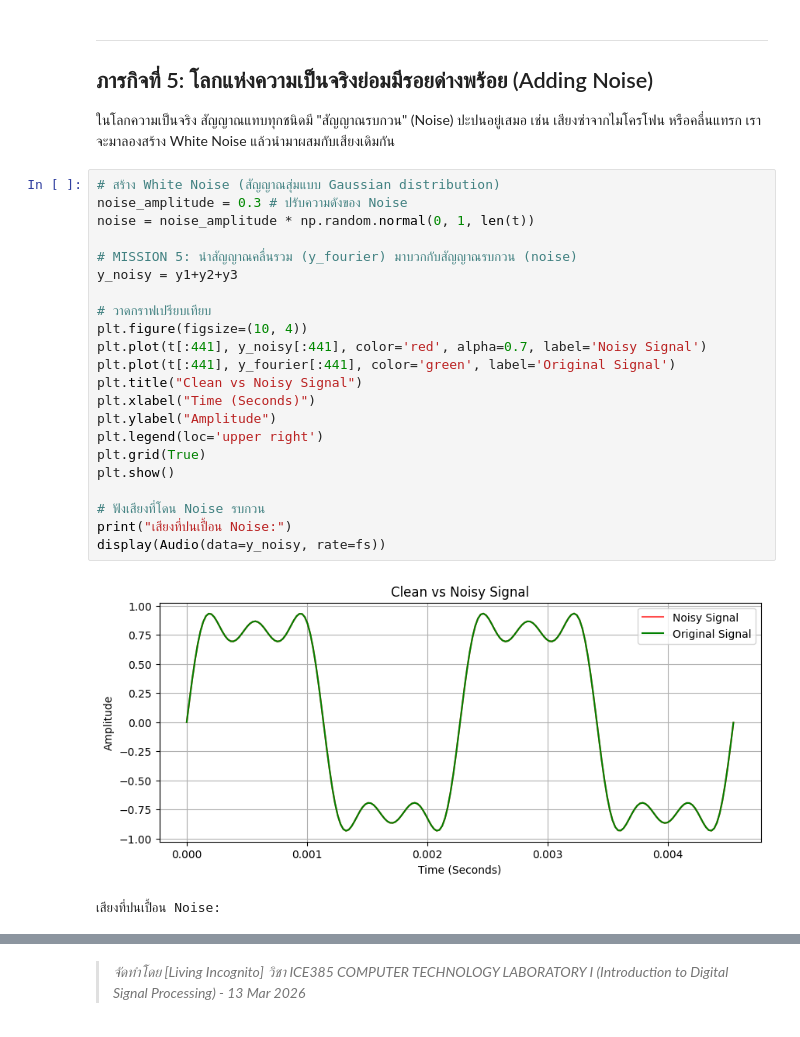
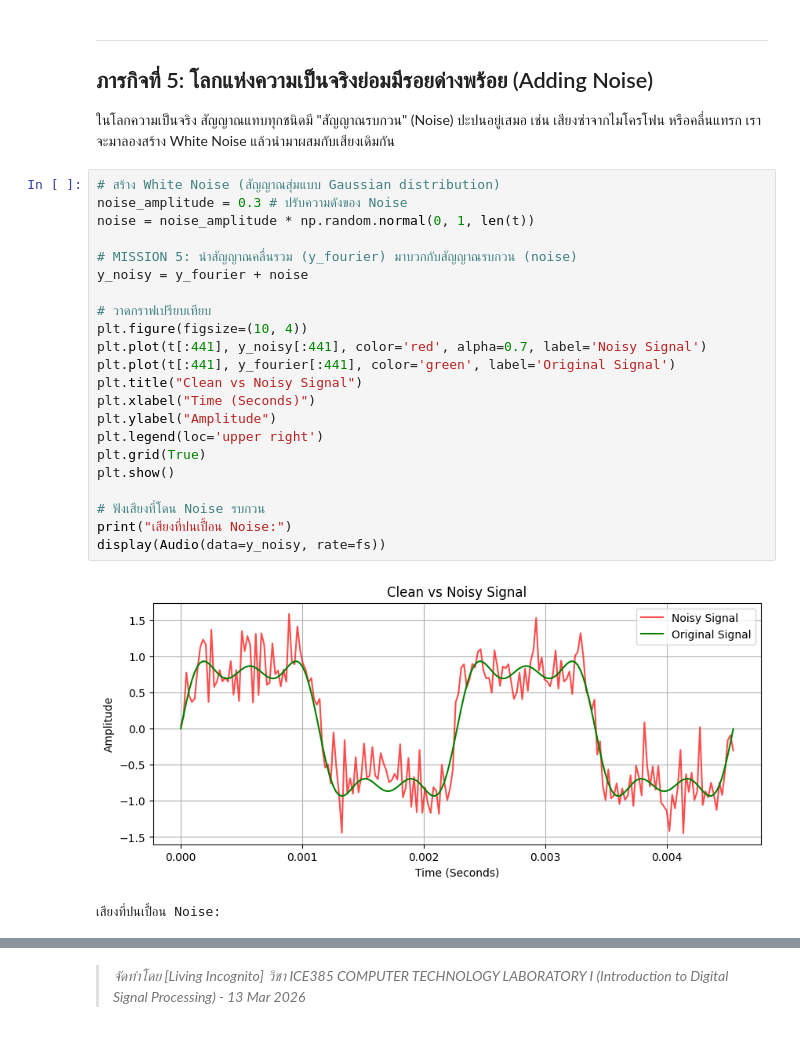
Before and after one commit to jirat40127-oss/DSP-Labs, a Jupyter notebook: Lab01_HelloDSP.ipynb, the cells around one changed output, grey strips where cells are left out. Drawn from its saved outputs; the diff is of its cells as text.

```diff
--- a/Lab01_HelloDSP.ipynb
+++ b/Lab01_HelloDSP.ipynb
@@ -129,27 +129,27 @@ display(Audio(data=y_fourier, rate=fs))
 # %%
 # สร้าง White Noise (สัญญาณสุ่มแบบ Gaussian distribution)
 noise_amplitude = 0.3 # ปรับความดังของ Noise
 noise = noise_amplitude * np.random.normal(0, 1, len(t))
 
 # MISSION 5: นำสัญญาณคลื่นรวม (y_fourier) มาบวกกับสัญญาณรบกวน (noise)
-y_noisy = y1+y2+y3
+y_noisy = y_fourier + noise
 
 # วาดกราฟเปรียบเทียบ
 plt.figure(figsize=(10, 4))
 plt.plot(t[:441], y_noisy[:441], color='red', alpha=0.7, label='Noisy Signal')
 plt.plot(t[:441], y_fourier[:441], color='green', label='Original Signal')
 plt.title("Clean vs Noisy Signal")
 plt.xlabel("Time (Seconds)")
 plt.ylabel("Amplitude")
 plt.legend(loc='upper right')
 plt.grid(True)
 plt.show()
 
 # ฟังเสียงที่โดน Noise รบกวน
 print("เสียงที่ปนเปื้อน Noise:")
 display(Audio(data=y_noisy, rate=fs))
 # %% [output]
-[figure, old version]
+[figure, new version]
 เสียงที่ปนเปื้อน Noise:
 [interactive output not drawn]
 # %% [markdown]
```
